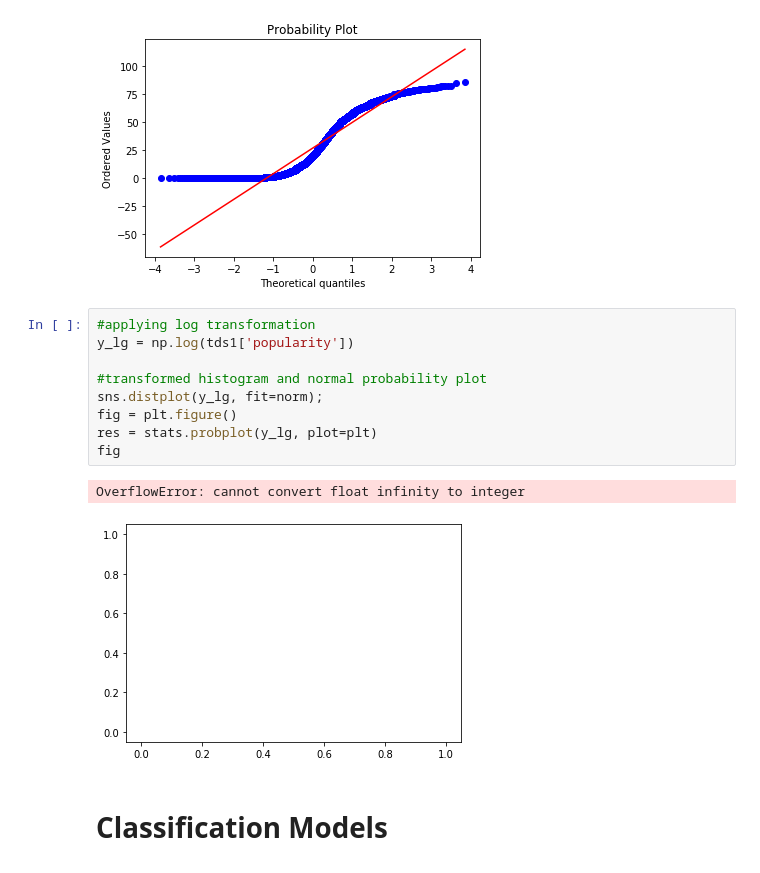
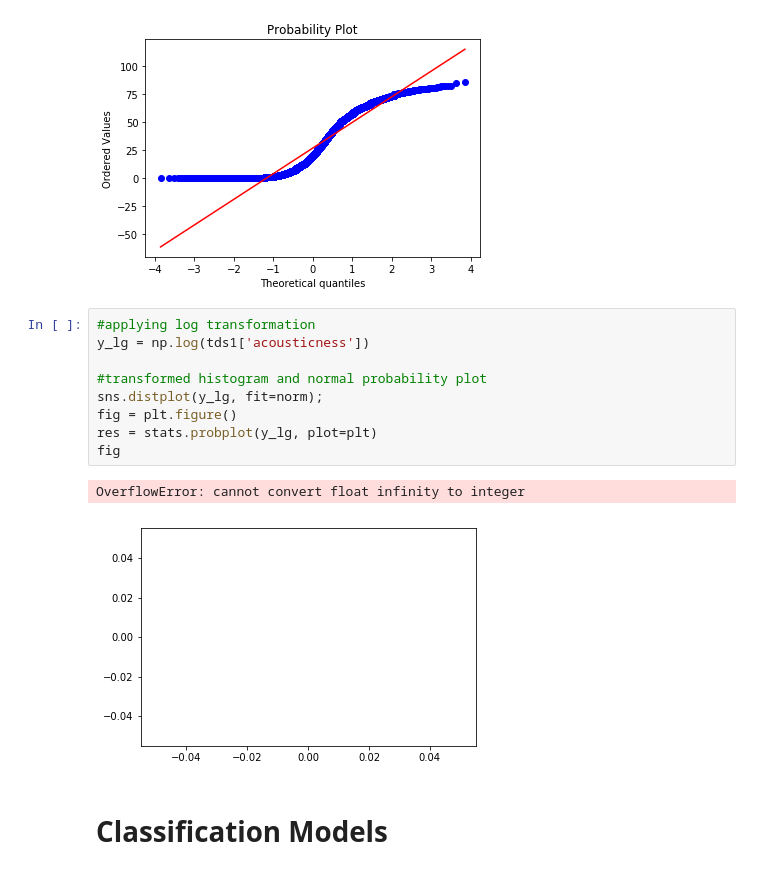
Before and after one commit to re-ga-na/spotify-song-popularity, a Jupyter notebook: 3. regression_model -v3.0_SK_15k.ipynb, the cells around one changed output. Cells and saved outputs as stored; diff of their text form.

```diff
--- a/3. regression_model -v3.0_SK_15k.ipynb
+++ b/3. regression_model -v3.0_SK_15k.ipynb
@@ -316,16 +316,16 @@ res = stats.probplot(tds1['popularity'], plot=plt)
 [figure]
 # %%
 #applying log transformation
-y_lg = np.log(tds1['popularity'])
+y_lg = np.log(tds1['acousticness'])
 
 #transformed histogram and normal probability plot
 sns.distplot(y_lg, fit=norm);
 fig = plt.figure()
 res = stats.probplot(y_lg, plot=plt)
 fig
 # %% [output]
 OverflowError: cannot convert float infinity to integer
-[figure, old version]
+[figure, new version]
 # %% [markdown]
 # Classification Models
 # %%
```
Also changed, not shown: parts of 1 cell of this notebook, 6 other files.
